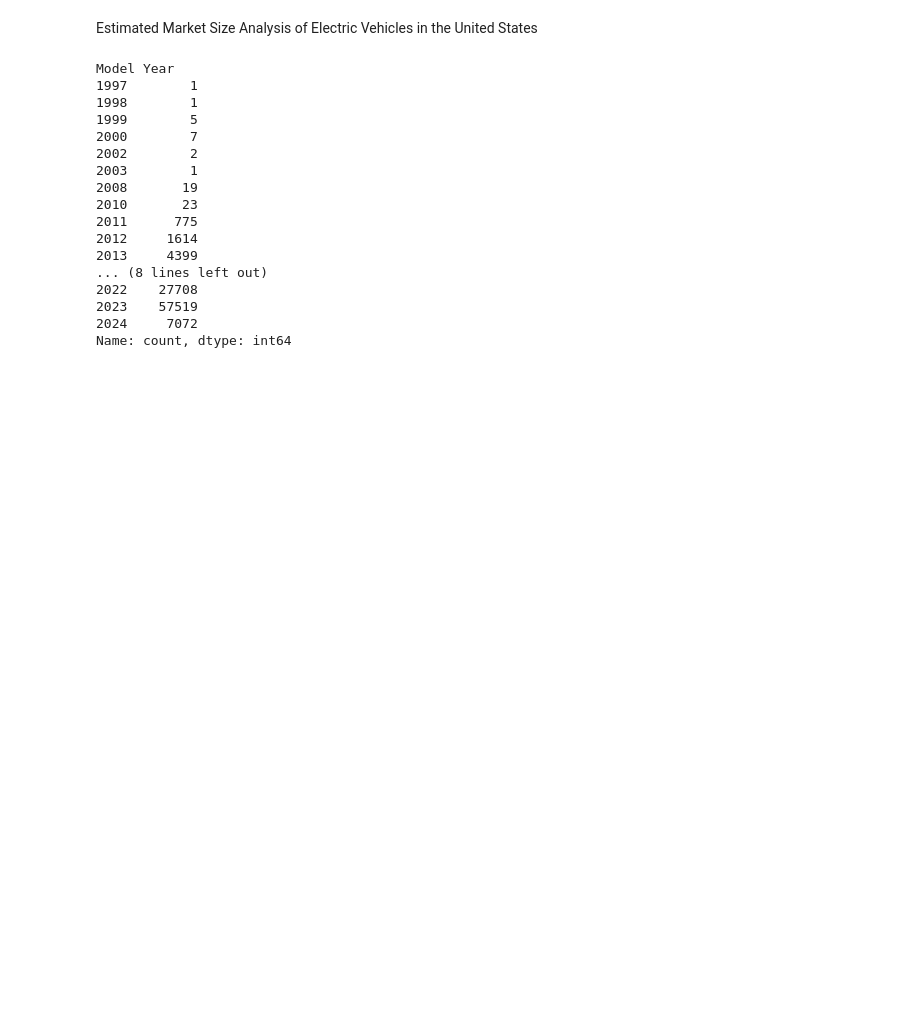
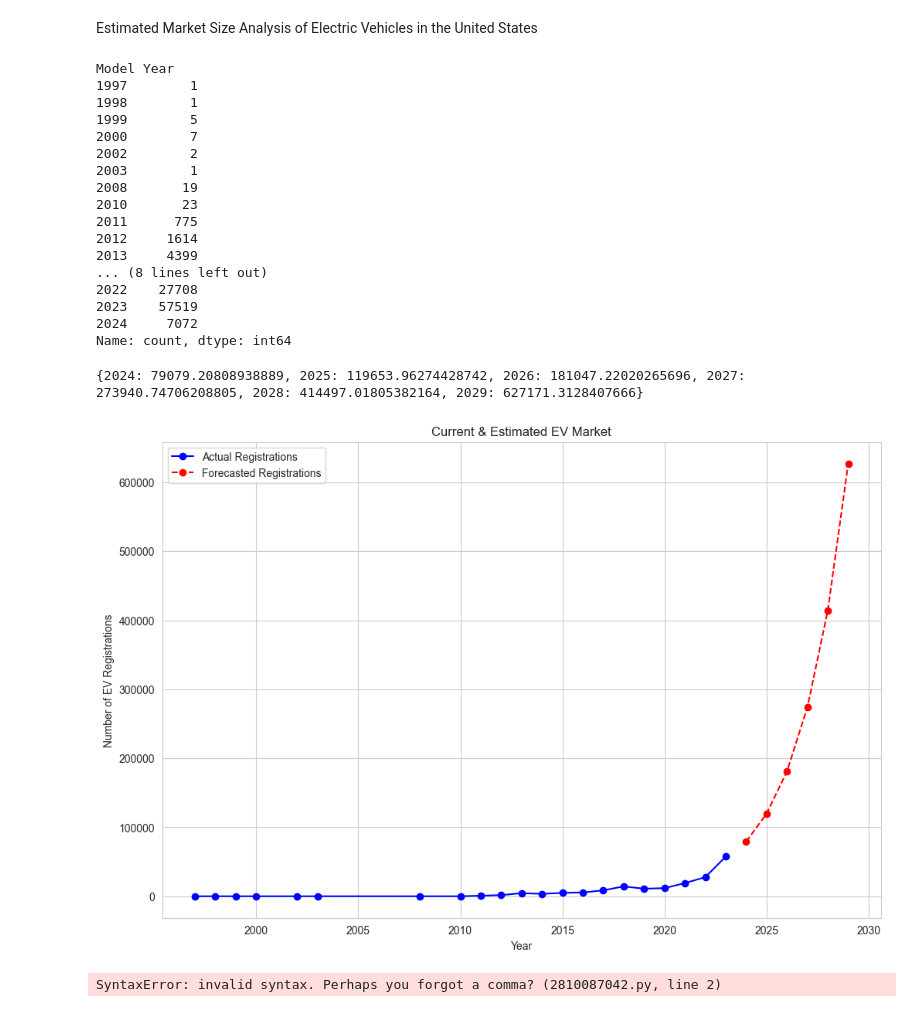
Before and after one commit to IamPrashantBhattarai/Market_size_EV_Analysis, a Jupyter notebook: main.ipynb, the cells around one changed output. Cells and saved outputs as stored; diff of their text form; code cells hidden in the pictures; blank space fills up the shorter version.

Commit message:
Analysis curve done

```diff
--- a/main.ipynb
+++ b/main.ipynb
@@ -245,3 +245,60 @@ Model Year
 2023    57519
 2024     7072
 Name: count, dtype: int64
+# %%
+#To forecast the total number of EVs expected to be registered in 2024, we can use a growth rate based approach from previous complete years.
+from scipy.optimize import curve_fit
+import numpy as np
+
+# filter the dataset to include years with complete data, assuming 2023 is the last complete year
+filtered_years = ev_registration_counts[ev_registration_counts.index <= 2023]
+
+# define a function for exponential growth to fit the data
+def exp_growth(x, a, b):
+    return a * np.exp(b * x)
+
+# prepare the data for curve fitting
+x_data = filtered_years.index - filtered_years.index.min()
+y_data = filtered_years.values
+
+# fit the data to the exponential growth function
+params, covariance = curve_fit(exp_growth, x_data, y_data)
+
+# use the fitted function to forecast the number of EVs for 2024 and the next five years
+forecast_years = np.arange(2024, 2024 + 6) - filtered_years.index.min()
+forecasted_values = exp_growth(forecast_years, *params)
+
+# create a dictionary to display the forecasted values for easier interpretation
+forecasted_evs = dict(zip(forecast_years + filtered_years.index.min(), forecasted_values))
+
+print(forecasted_evs)
+# %% [output]
+{2024: 79079.20808938889, 2025: 119653.96274428742, 2026: 181047.22020265696, 2027: 273940.74706208805, 2028: 414497.01805382164, 2029: 627171.3128407666}
+# %%
+# prepare data for plotting
+years = np.arange(filtered_years.index.min(), 2029 + 1)
+actual_years = filtered_years.index
+forecast_years_full = np.arange(2024, 2029 + 1)
+
+# actual and forecasted values
+actual_values = filtered_years.values
+forecasted_values_full = [forecasted_evs[year] for year in forecast_years_full]
+
+plt.figure(figsize=(12, 8))
+plt.plot(actual_years, actual_values, 'bo-', label='Actual Registrations')
+plt.plot(forecast_years_full, forecasted_values_full, 'ro--', label='Forecasted Registrations')
+
+plt.title('Current & Estimated EV Market')
+plt.xlabel('Year')
+plt.ylabel('Number of EV Registrations')
+plt.legend()
+plt.grid(True)
+
+plt.show()
+# %% [output]
+[figure, added]
+# %%
+Summary
+So, market size analysis is a crucial aspect of market research that determines the potential sales volume within a given market. It helps businesses understand the magnitude of demand, assess market saturation levels, and identify growth opportunities. From our market size analysis of electric vehicles, we found a promising future for the EV industry, indicating a significant shift in consumer preferences and a potential increase in related investment and business opportunities.
+# %% [output]
+SyntaxError: invalid syntax. Perhaps you forgot a comma? (2810087042.py, line 2)
```
